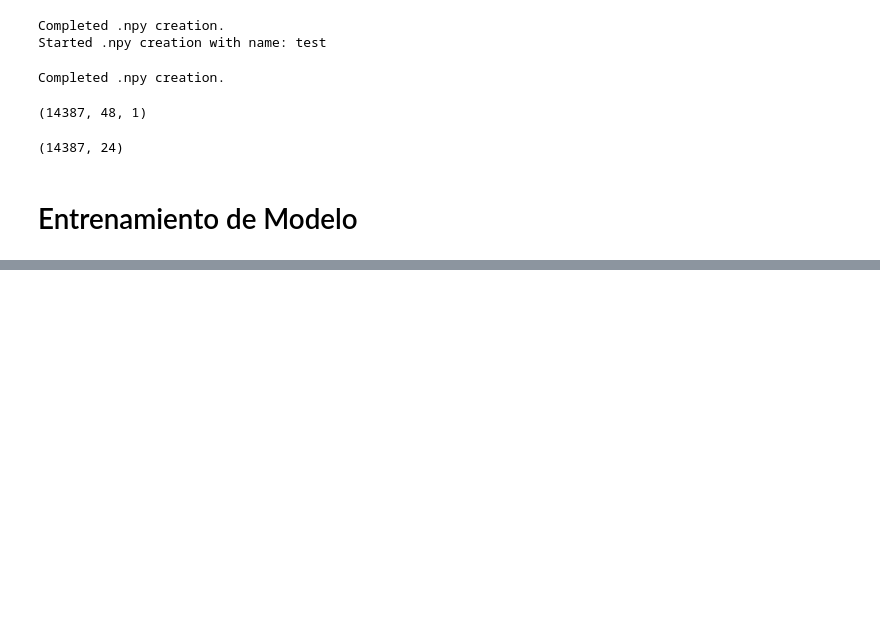
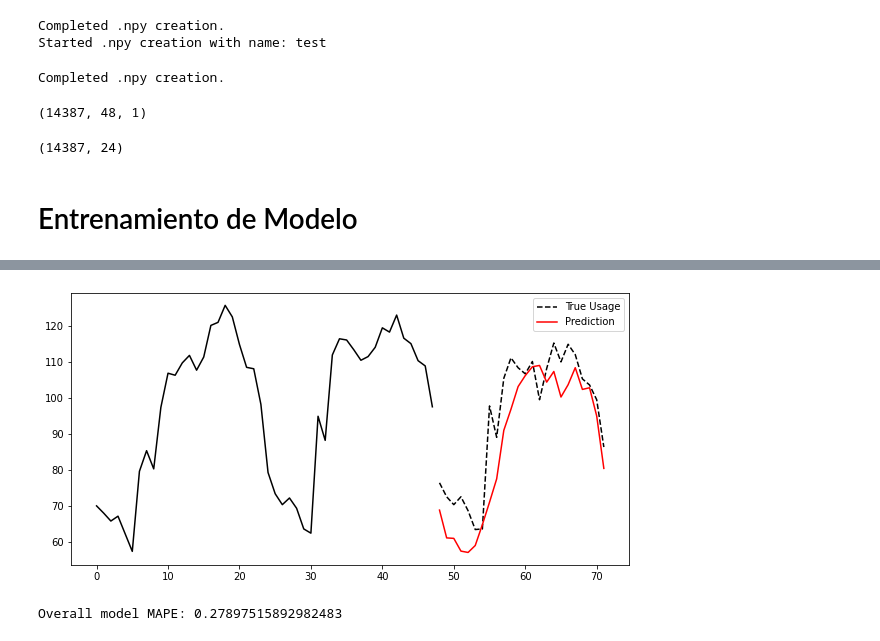
Before and after one commit to juancop/URDeepLearning, a Jupyter notebook: Forecasting/Forecasting Example.ipynb, the cells around one changed output, grey strips where cells are left out. Saved outputs shown, nothing was run; the diff lists cells and outputs as text; code cells hidden in the pictures; blank space fills up the shorter version.

```diff
--- a/Forecasting/Forecasting Example.ipynb
+++ b/Forecasting/Forecasting Example.ipynb
@@ -421,0 +420,4 @@ plot_predictions(X, Y, Y_hat, 41)
+# %%
+plot_predictions(X, Y, Y_hat, 28)
+# %% [output]
+[figure, added]
@@ -421,0 +447,4 @@ plot_predictions(X, Y, Y_hat, 41)
+# %%
+a = compute_mape(Y, Y_hat)
+# %% [output]
+Overall model MAPE: 0.27897515892982483
```
Also changed, not shown: parts of 42 cells of this notebook.
